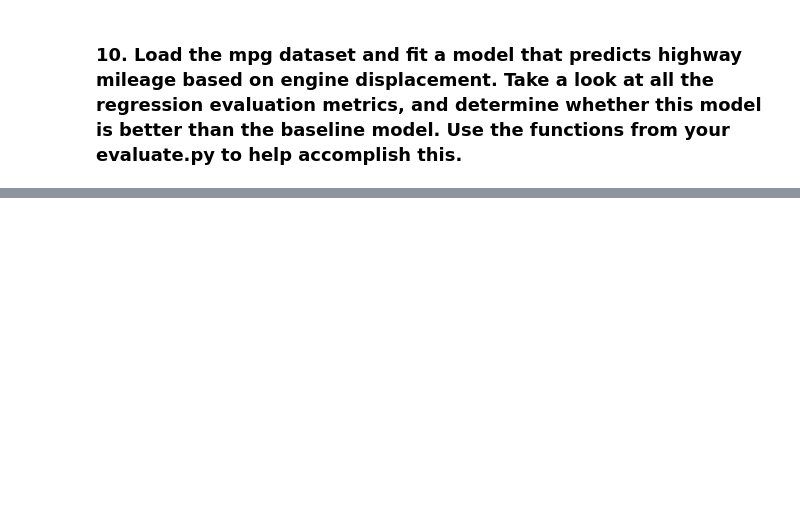
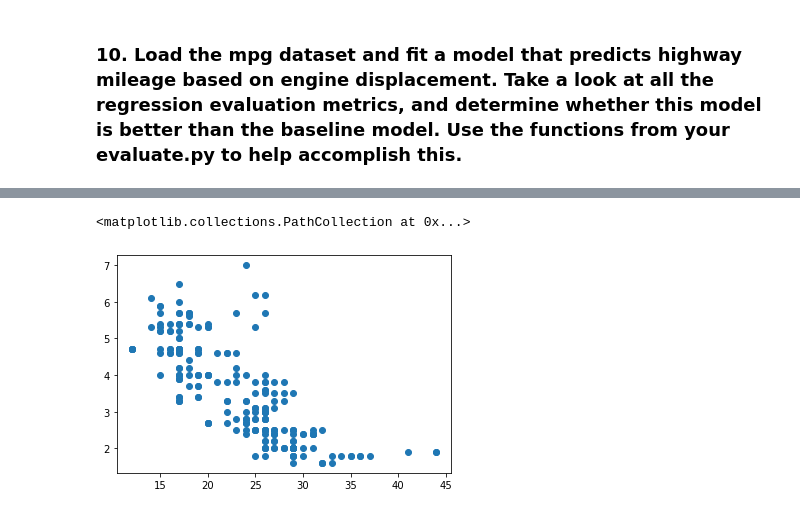
Before and after one commit to segovialori/regression-exercises, a Jupyter notebook: Evaluate.ipynb, the cells around one changed output, grey strips where cells are left out. Cells and saved outputs as stored; diff of their text form; code cells hidden in the pictures; blank space fills up the shorter version.

```diff
--- a/Evaluate.ipynb
+++ b/Evaluate.ipynb
@@ -177,2 +424,4 @@ plt.title('Baseline Residuals');
 # %% [markdown]
 ### 10. Load the mpg dataset and fit a model that predicts highway mileage based on engine displacement. Take a look at all the regression evaluation metrics, and determine whether this model is better than the baseline model. Use the functions from your evaluate.py to help accomplish this.
+# %%
+mpg = data('mpg')
@@ -178,0 +437,5 @@ plt.title('Baseline Residuals');
+# %%
+plt.scatter(mpg.hwy, mpg.displ)
+# %% [output]
+<matplotlib.collections.PathCollection at 0x...>
+[figure, added]
```
Also changed, not shown: parts of 45 cells of this notebook.
